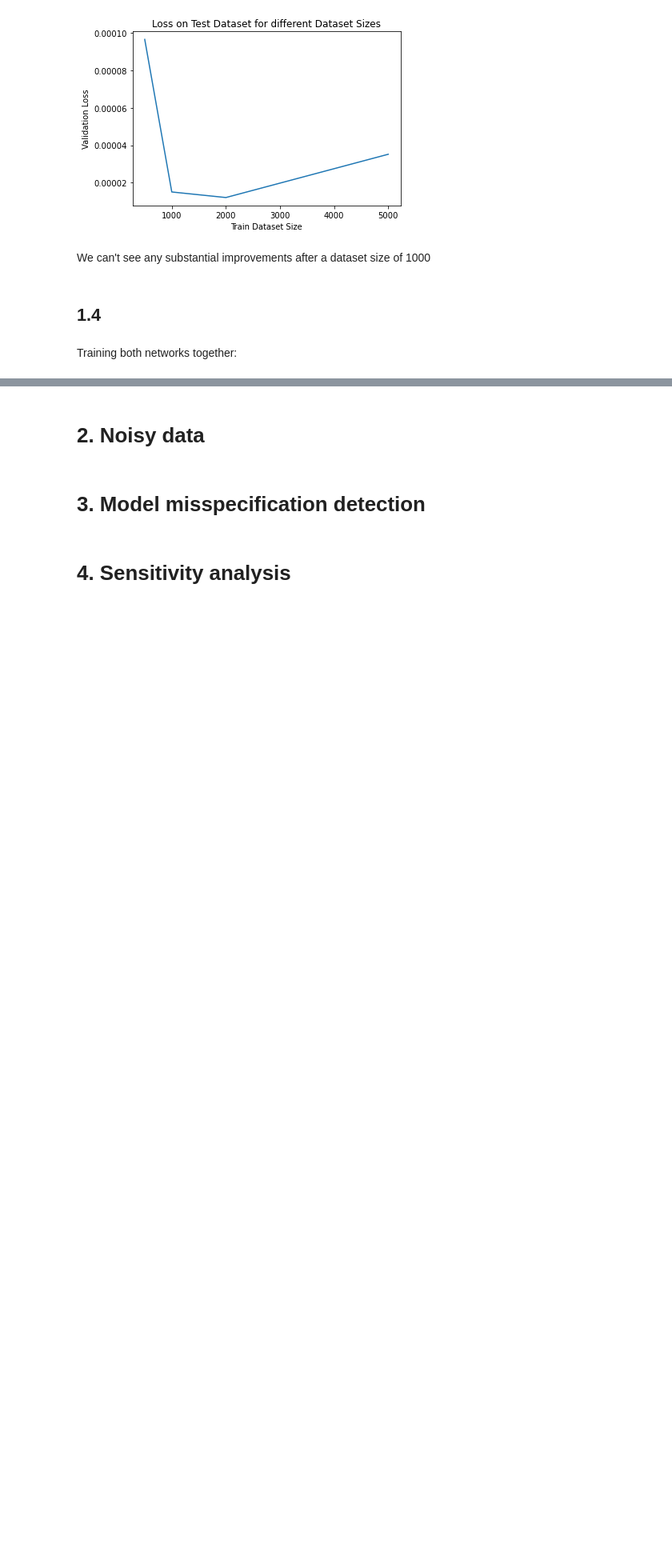
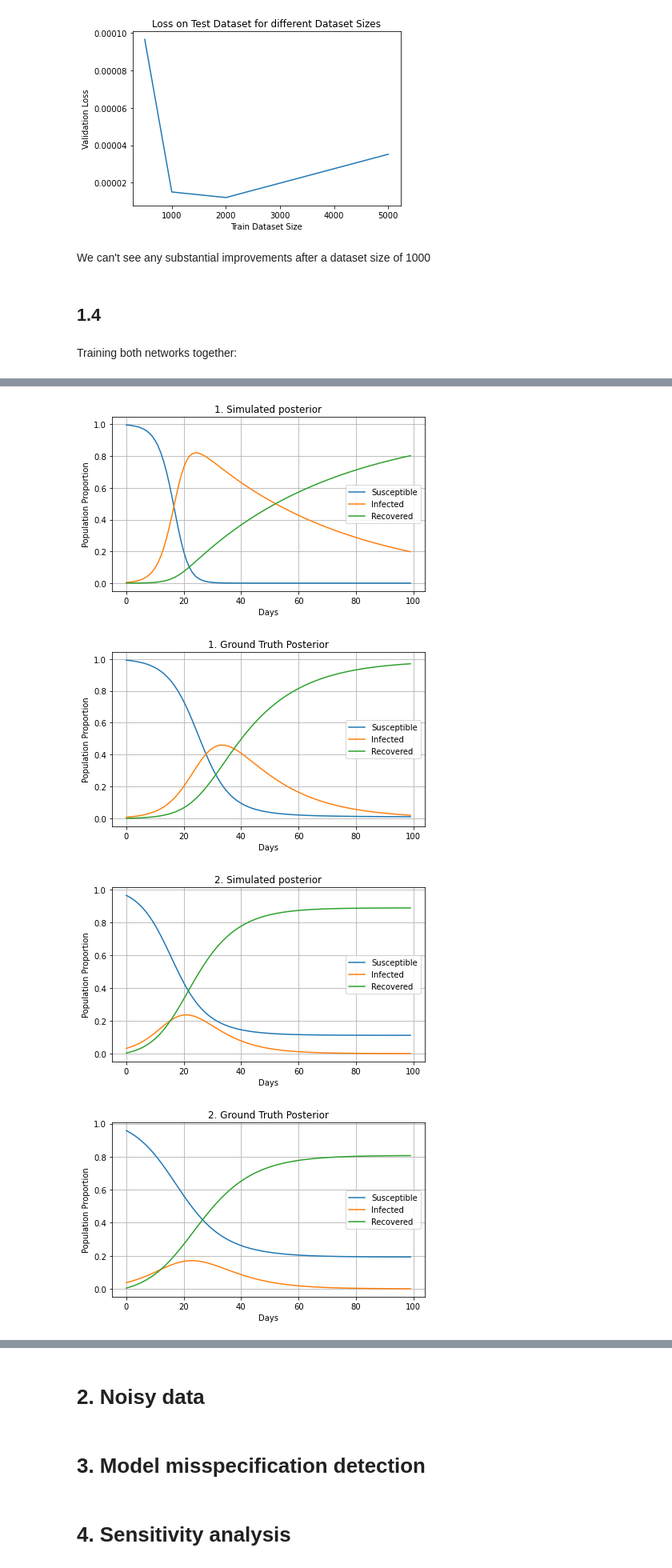
Before and after one commit to lukevoss/GNN, a Jupyter notebook: Assignment_4/epidemiology.ipynb, the cells around one changed output, grey strips where cells are left out. Shown at 80% size. Saved outputs shown, nothing was run; the diff lists cells and outputs as text; code cells hidden in the pictures; blank space fills up the shorter version.

```diff
--- a/Assignment_4/epidemiology.ipynb
+++ b/Assignment_4/epidemiology.ipynb
@@ -630,0 +657,22 @@ RuntimeError: Number of dimensions of repeat dims can not be smaller than number
+# %%
+test_dataset = SIRDataset(size=10, T=100)
+for i in range(4):
+    input, ground_truth = test_dataset[i]
+    input = input.unsqueeze(0)
+    ground_truth = ground_truth.unsqueeze(0)
+    with torch.no_grad():
+        posterior = model.sample_posterior(input, 1)
+    posterior = posterior.squeeze(0).numpy()
+    ground_truth = ground_truth.squeeze(0).numpy()
+
+    _, C = simulate_sir_simple(posterior[0], posterior[1], posterior[2], num_days)
+    _, C_truth = simulate_sir_simple(
+        ground_truth[0], ground_truth[1], ground_truth[2], num_days)
+
+    plot_sir_simulation(C, title=f'{i+1}. Simulated posterior')
+    plot_sir_simulation(C_truth, title=f'{i+1}. Ground Truth Posterior')
+# %% [output]
+[figure, added]
+[figure, added]
+[figure, added]
+[figure, added]
```
Also changed, not shown: parts of 21 cells of this notebook.
